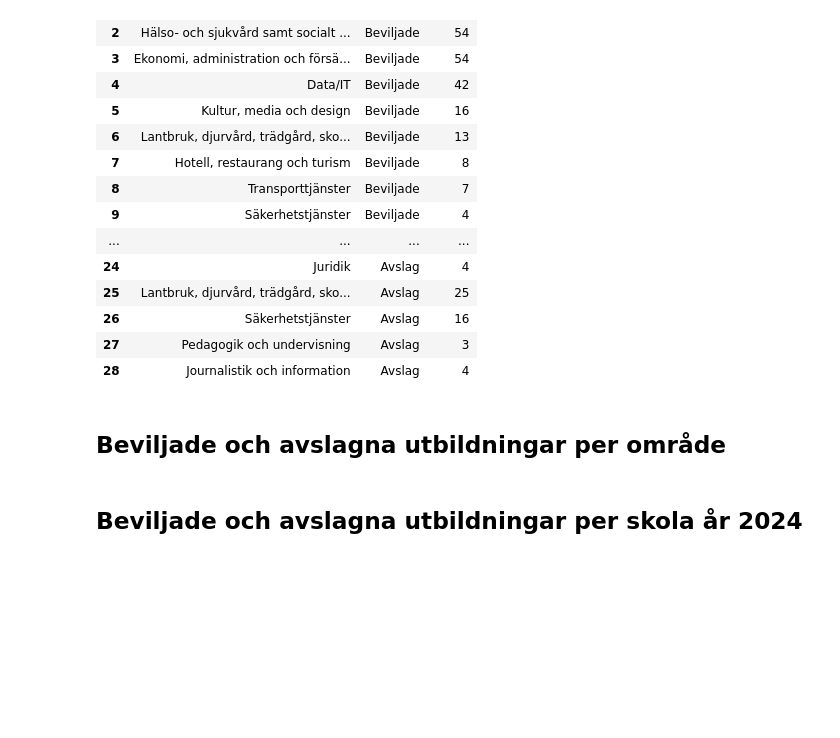
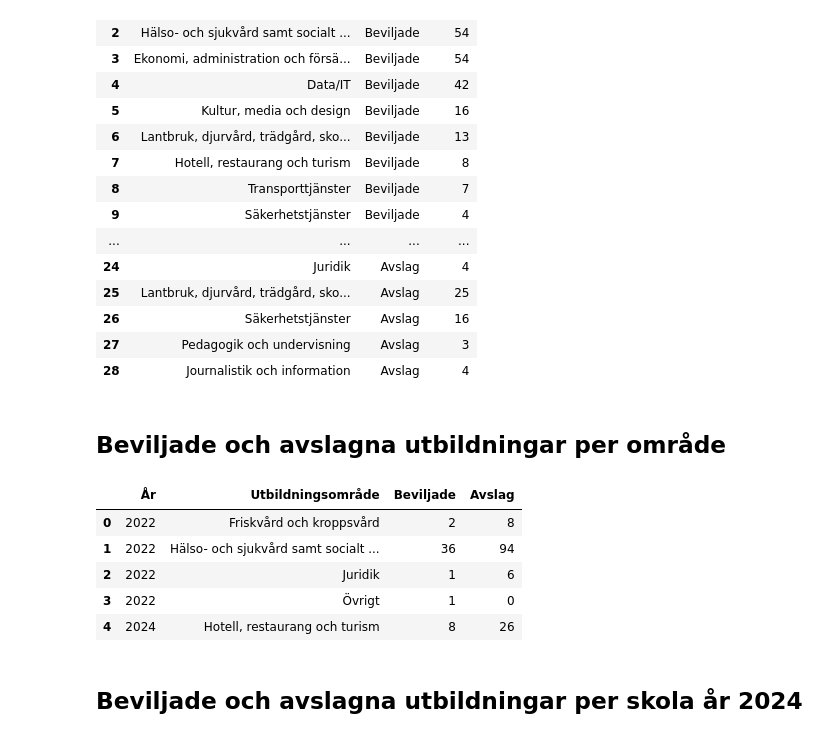
Before and after one commit to 964Code/The-Skool---Group-7, a Jupyter notebook: EDA/EDA_hampus.ipynb, the cells around one changed output. Saved outputs shown, nothing was run; the diff lists cells and outputs as text; code cells hidden in the pictures; blank space fills up the shorter version.

```diff
--- a/EDA/EDA_hampus.ipynb
+++ b/EDA/EDA_hampus.ipynb
@@ -489,6 +489,15 @@ resultat_all = db.query("""--sql
     FROM df_combined
     GROUP BY År, Utbildningsområde
 """).to_df()
+# %%
+resultat_all.head()
+# %% [output]
+|  | År | Utbildningsområde | Beviljade | Avslag |
+| 0 | 2022 | Friskvård och kroppsvård | 2 | 8 |
+| 1 | 2022 | Hälso- och sjukvård samt socialt ... | 36 | 94 |
+| 2 | 2022 | Juridik | 1 | 6 |
+| 3 | 2022 | Övrigt | 1 | 0 |
+| 4 | 2024 | Hotell, restaurang och turism | 8 | 26 |
 # %%
 import plotly.graph_objects as go
 def antal_beslut_bar(resultat_df, år, **options):
```
Also changed, not shown: parts of 37 cells of this notebook, 8 other files.
